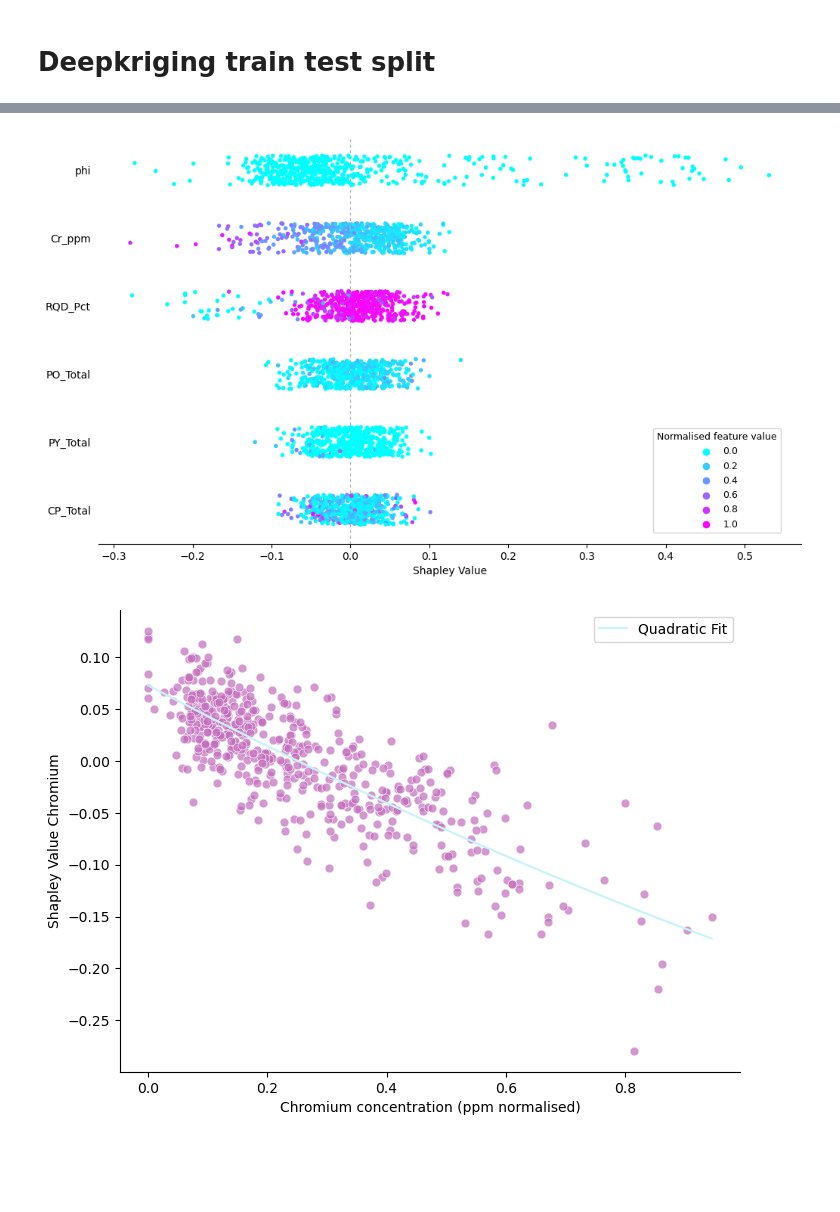
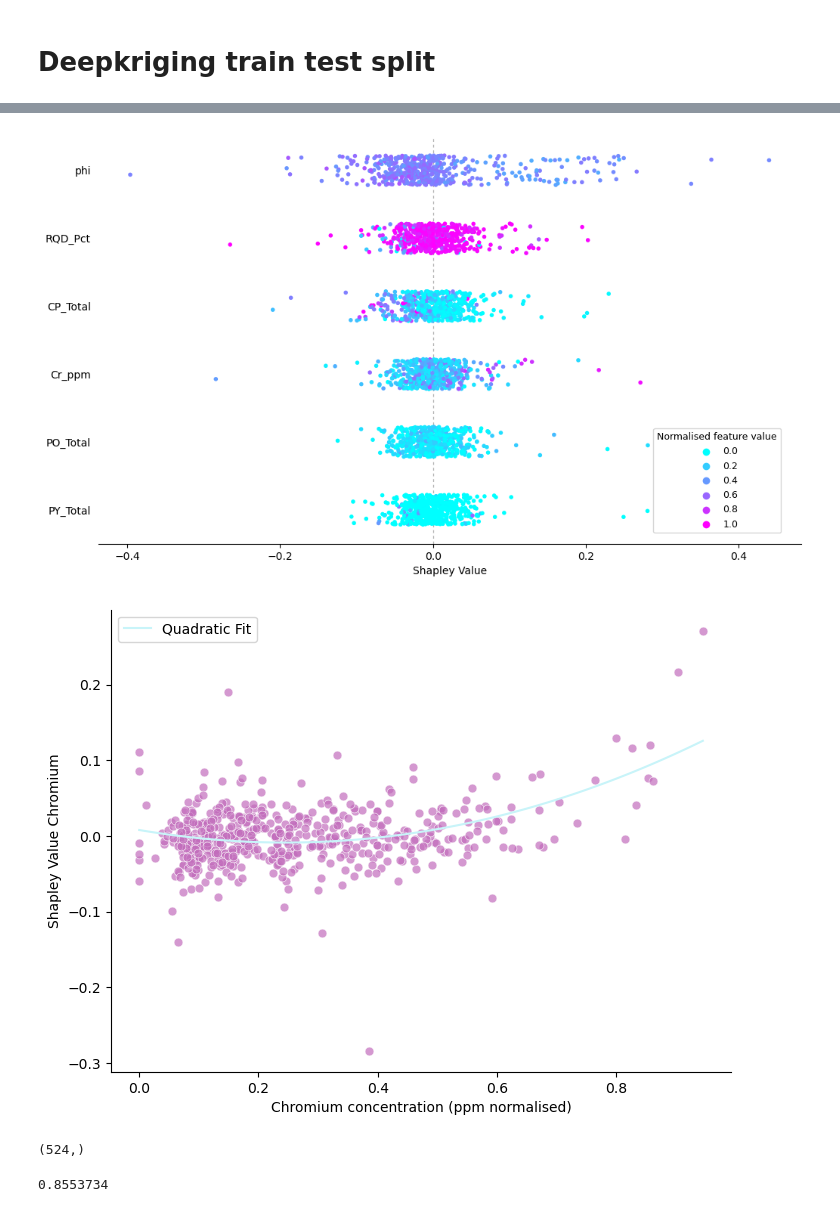
Before and after one commit to Fabian-Leal/PhD-Thesis---Incorporating-Deep-Learning-into-Statistical-Models-for-Spatial-Interpolation, a Jupyter notebook: Paper 3 PhD BNNs for multivariate predictions/DK_Batch_Shapley/Explanations.ipynb, the cells around one changed output, grey strips where cells are left out. Drawn from its saved outputs; the diff is of its cells as text; code cells hidden in the pictures; blank space fills up the shorter version.

```diff
--- a/Paper 3 PhD BNNs for multivariate predictions/DK_Batch_Shapley/Explanations.ipynb
+++ b/Paper 3 PhD BNNs for multivariate predictions/DK_Batch_Shapley/Explanations.ipynb
@@ -140,11 +46,11 @@ X_phi
 # %%
-def select_columns(X_test, columns):
+def select_columns(x_test, columns):
     if isinstance(columns, list):
         # Handle the case where columns is a list
-        selected_columns = [col for col in X_test.columns if col not in columns]
+        selected_columns = [col for col in x_test.columns if col not in columns]
     elif isinstance(columns, str):
         # Handle the case where columns is a single column name
-        selected_columns = [col for col in X_test.columns if col != columns]
+        selected_columns = [col for col in x_test.columns if col != columns]
     else:
         # Handle invalid input
         raise ValueError("Invalid input for columns")
@@ -153,25 +59,22 @@ def select_columns(X_test, columns):
 def filter(column):
     if isinstance(column, list):
         # Handle the case where column is a list
-        X_column = X_test[column]
+        X_column = x_test[column]
     elif isinstance(column, str):
         # Handle the case where column is a single column name
-        X_column = X_test[[column]]
+        X_column = x_test[[column]]
     else:
         # Handle invalid input
         raise ValueError("Invalid input for column")
     return X_column
 # %%
-import pandas as pd
-from itertools import combinations
-import math
 torch.manual_seed(42)
 np.random.seed(42)
 # Create all possible combinations of columns and generate a new DataFrame for each combination
 def subgroups2(column):
     X_column = filter(column)
-    selected_columns = select_columns(X_test, column)
-    X_column_c = X_test[selected_columns]
+    selected_columns = select_columns(x_test, column)
+    X_column_c = x_test[selected_columns]
     covariates = ['CP_Total', 'PO_Total', 'PY_Total', 'RQD_Pct', 'Cr_ppm']
     covariates_minus_j = covariates.copy()
     covariates_minus_j.append(phi_columns)
@@ -187,15 +90,16 @@ def subgroups2(column):
             new_df = X_column_c.copy()
             new_df[list(combo)] = 0
             S = pd.concat([new_df, X_column], axis=1)
-            sorted_columns = X_test.columns.intersection(S.columns)
+            sorted_columns = x_test.columns.intersection(S.columns)
             S = S[sorted_columns]
             S_copy = S.copy()
             S_copy[column] = 0
             new_dataframes_column.append(S)
             new_dataframes_column.append(S_copy)
 
-            pred_S = model(torch.tensor(S.values, dtype=torch.float32)).detach().numpy().flatten()
-            pred_S_j = model(torch.tensor(S_copy.values, dtype=torch.float32)).detach().numpy().flatten()
+            pred_S = trainer_regular.model2(torch.tensor(S.values, dtype=torch.float32)).detach().numpy().flatten()
+            pred_S_j = trainer_regular.model2(torch.tensor(S_copy.values, dtype=torch.float32)).detach().numpy().flatten()
+
             delta_j = pred_S - pred_S_j
             size_G = len(covariates) + 1
             G_fact = math.factorial(size_G)
@@ -207,9 +160,13 @@ def subgroups2(column):
 # %%
 permus_phi, omega_phi = subgroups2(phi_columns)
 # %%
+X_phi_c = x_test.iloc[:, len(phi_columns):]
+X_easy = X_phi_c
+X_phi = x_test.iloc[:, :len(phi_columns)]
 for col in X_easy.columns.tolist():
     exec(f"permutations2_{col}, omega_{col} = subgroups2('{col}')")
 # %%
+np.random.seed(42)
 import seaborn as sns
 import matplotlib.pyplot as plt
 import numpy as np
@@ -221,14 +178,14 @@ custom_cmap = LinearSegmentedColormap.from_list('custom_colormap', custom_colors
 
 df_sv = pd.DataFrame()
 features = ['CP_Total', 'PO_Total', 'PY_Total', 'RQD_Pct', 'Cr_ppm']
-df_sv['feature'] = sum([[feature] * len(X_test) for feature in features], [])
+df_sv['feature'] = sum([[feature] * len(x_test) for feature in features], [])
 df_sv['shapley value'] = np.concatenate([omega_CP_Total, omega_PO_Total, omega_PY_Total, omega_RQD_Pct, omega_Cr_ppm])
-df_sv['hue'] = np.concatenate([X_test[feature].values for feature in features])
+df_sv['hue'] = np.concatenate([x_test[feature].values for feature in features])
 
 mean_df = pd.DataFrame()
 mean_df['Mean'] = X_phi.mean(axis=1)
 df_sv_phi = pd.DataFrame()
-df_sv_phi["feature"] = ["phi"] * len(X_test)
+df_sv_phi["feature"] = ["phi"] * len(x_test)
 df_sv_phi["shapley value"] = omega_phi
 df_sv_phi['hue'] = mean_df['Mean'].values
 
@@ -247,34 +204,34 @@ fig, ax = plt.subplots(figsize=(12, 7))  # Set the figure size (width, height)
 ax.axvline(0, c="grey", alpha=0.6, linewidth=0.9, linestyle='--', dashes=(3, 3))
 sns.stripplot(
     x=df_sv['shapley value'],
     y=df_sv['feature'],
     hue=df_sv['hue'],
     palette=custom_cmap,
     size=4,
     linewidth=0,  # Set linewidth for edges
     jitter=0.22  # Set linewidth for edges
 )
 ax.spines.left.set_visible(False)
 ax.set_ylabel("")
 
 #ax.set_yticklabels([r'$\phi$', 'Pyrrhotite', 'Rock Quality', 'Chromium', 'Chalcopyrite', 'Pyrite'])
 
 
 # Increase x-axis and y-axis tick font size
 ax.tick_params(axis='x', labelsize=10)  # Adjust the labelsize as needed
 ax.tick_params(axis='y', labelsize=10)  # Adjust the labelsize as needed
 ax.set_xlabel("Shapley Value", fontsize=10)
 
 # Increase overall legend font size
 legend = plt.legend(title='Normalised feature value', loc='upper right', bbox_to_anchor=(0.978, 0.295), borderaxespad=0.5, fontsize='9')
 legend.get_title().set_fontsize('9')
 ax.spines.right.set_visible(False)  # Remove the right spine
 ax.spines.top.set_visible(False)    # Remove the top spine
 ax.tick_params(left=False, bottom=True)
 
 plt.show()
 # %% [output]
-[figure, old version]
+[figure, new version]
 # %%
 import pandas as pd
 
@@ -298,13 +255,13 @@ for feature_name in df_sv['feature'].unique():
 df_shapley
 df_shapley.to_csv('df_shapley.csv', index=False)
 # %%
-coefficients = np.polyfit(X_test['Cr_ppm'], omega_Cr_ppm, 2)
+coefficients = np.polyfit(x_test['Cr_ppm'], omega_Cr_ppm, 2)
 quadratic_curve = np.poly1d(coefficients)
 
 plt.figure(figsize=(8, 6))
-sns.scatterplot(x=X_test['Cr_ppm'], y=omega_Cr_ppm, s=40, alpha=0.7, color='#C26DBC')
+sns.scatterplot(x=x_test['Cr_ppm'], y=omega_Cr_ppm, s=40, alpha=0.7, color='#C26DBC')
 
-x_values = np.linspace(min(X_test['Cr_ppm']), max(X_test['Cr_ppm']), 100)
+x_values = np.linspace(min(x_test['Cr_ppm']), max(x_test['Cr_ppm']), 100)
 plt.plot(x_values, quadratic_curve(x_values), color='#C8F4F9', linestyle='-', label='Quadratic Fit')
 
 plt.xlabel('Chromium concentration (ppm normalised)', fontsize=10)
@@ -318,7 +275,11 @@ plt.legend()  # Show legend
 plt.savefig('Chromium dependence.png')  # Save the plot as PNG
 plt.show()
 # %% [output]
-[figure, old version]
+[figure, new version]
+# %%
+omega_CP_Total.shape
+# %% [output]
+(524,)
 # %%
 import plotly.graph_objects as go
 import pandas as pd
@@ -451,6 +412,10 @@ fig_waterfall_combined.add_shape(
 
 
 fig_waterfall_combined.write_html("waterfall.html")
+# %%
+test_predictions[0]
+# %% [output]
+0.8553734
 # %%
 test_predictions.mean()
 # %% [output]
```
Also changed, not shown: parts of 15 cells of this notebook, 8 other files.
